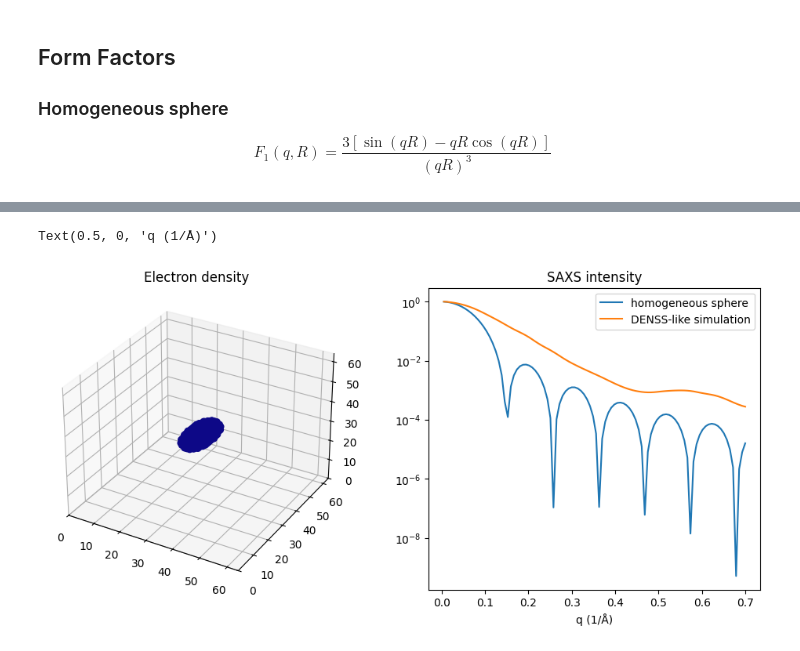
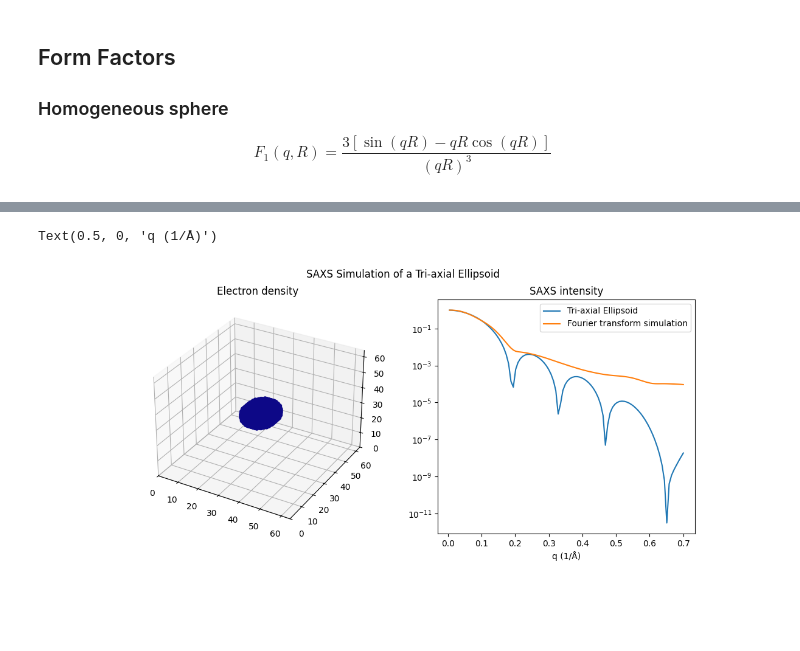
Before and after one commit to freesemt/molass-essence, a Jupyter notebook: _sources/chapters/09/scattering_models.ipynb, the cells around one changed output, grey strips where cells are left out. Saved outputs shown, nothing was run; the diff lists cells and outputs as text; code cells hidden in the pictures; blank space fills up the shorter version.

```diff
--- a/_sources/chapters/09/scattering_models.ipynb
+++ b/_sources/chapters/09/scattering_models.ipynb
@@ -56,10 +62,11 @@ Text(0.5, 0, 'q (1/Å)')
 # %%
-"""
+from importlib import reload
+import molass.CurveModels.Scattering.FormFactors
+reload(molass.CurveModels.Scattering.FormFactors)
 from molass.CurveModels.Scattering.FormFactors import tri_axial_ellipsoid
-I = tri_axial_ellipsoid(q, 7, 5, 3)**2
+I = tri_axial_ellipsoid(q, 30, 24, 18)**2
 fig, (ax1, ax2) = plt.subplots(ncols=2, figsize=(10, 5))
 ax2.set_yscale('log')
 for ax in ax1, ax2:
-    ax.plot(q, I, label='homogeneous sphere')
-"""
+    ax.plot(q, I, label='tri_axial_ellipsoid')
 # %% [output]
@@ -67,25 +74,26 @@ for ax in ax1, ax2:
 # %%
 from molass.Shapes import Ellipsoid
 from molass.DensitySpace import VoxelSpace
 from molass.SAXS.Simulator import compute_saxs, draw_saxs
 
-ellipsoid = Ellipsoid(10, 5, 3)
+ellipsoid = Ellipsoid(10, 8, 6)
 space = VoxelSpace(64, ellipsoid)
-saxs = compute_saxs(space.rho)
+saxs = compute_saxs(space.rho, q=q, dmax=64)
 
 fig = plt.figure(figsize=(12, 5))
+fig.suptitle('SAXS Simulation of a Tri-axial Ellipsoid')
 ax1 = fig.add_subplot(121, projection='3d')
 ax1.set_title('Electron density')
 space.plot_as_dots(ax1)
 
 ax2 = fig.add_subplot(122)
 ax2.set_title('SAXS intensity')
 ax2.set_yscale('log')
-ax2.plot(q, I, label='homogeneous sphere')
+ax2.plot(q, I, label='Tri-axial Ellipsoid')
 curve = saxs.get_curve()
-ax2.plot(q, curve.y, label='DENSS-like simulation')
+ax2.plot(q, curve.y, label='Fourier transform simulation')
 ax2.legend()
 ax2.set_xlabel('q (1/Å)')
 # %% [output]
 Text(0.5, 0, 'q (1/Å)')
-[figure, old version]
+[figure, new version]
```
Also changed, not shown: parts of 6 cells of this notebook, 25 other files.
